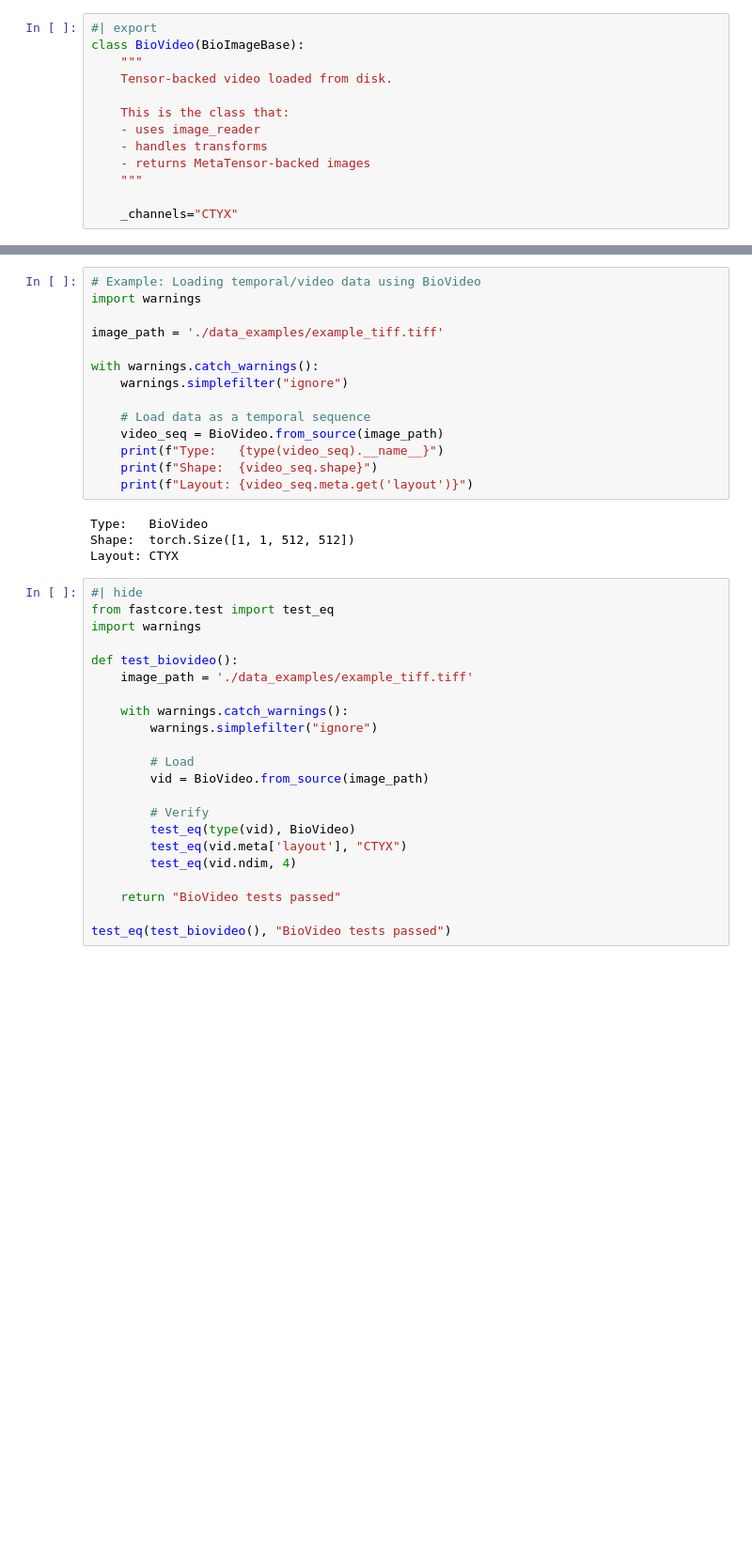
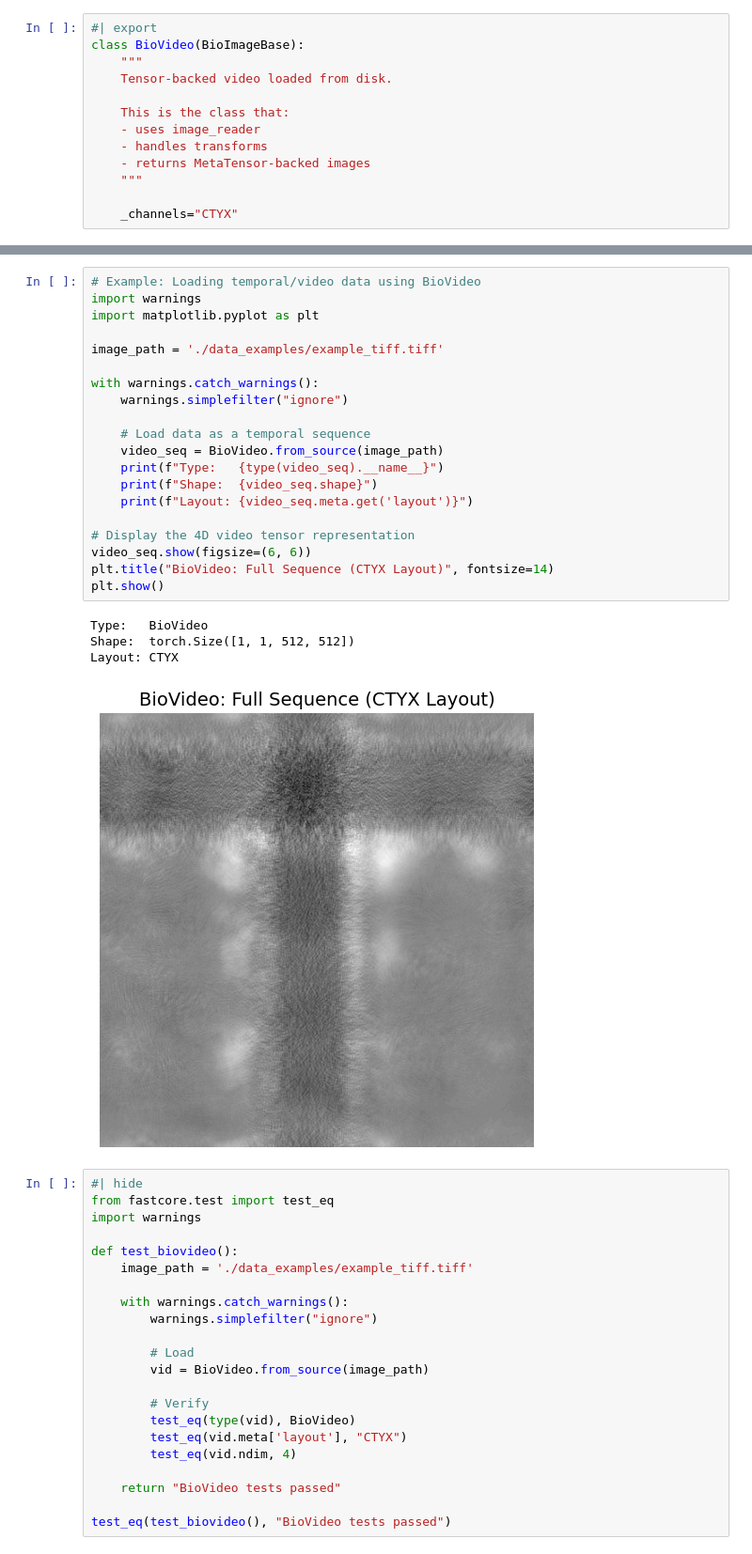
Before and after one commit to deepCLEM/bioMONAI, a Jupyter notebook: nbs/021_data.core.ipynb, the cells around one changed output, grey strips where cells are left out. Shown at 94% size. Saved outputs shown, nothing was run; the diff lists cells and outputs as text; blank space fills up the shorter version.

```diff
--- a/nbs/021_data.core.ipynb
+++ b/nbs/021_data.core.ipynb
@@ -671,21 +917,28 @@ class BioVideo(BioImageBase):
 # %%
 # Example: Loading temporal/video data using BioVideo
 import warnings
+import matplotlib.pyplot as plt
 
 image_path = './data_examples/example_tiff.tiff'
 
 with warnings.catch_warnings():
     warnings.simplefilter("ignore")
 
     # Load data as a temporal sequence
     video_seq = BioVideo.from_source(image_path)
     print(f"Type:   {type(video_seq).__name__}")
     print(f"Shape:  {video_seq.shape}")
     print(f"Layout: {video_seq.meta.get('layout')}")
+
+# Display the 4D video tensor representation
+video_seq.show(figsize=(6, 6))
+plt.title("BioVideo: Full Sequence (CTYX Layout)", fontsize=14)
+plt.show()
 # %% [output]
 Type:   BioVideo
 Shape:  torch.Size([1, 1, 512, 512])
 Layout: CTYX
+[figure, added]
 # %%
 #| hide
 from fastcore.test import test_eq
```
Also changed, not shown: parts of 36 cells of this notebook.
